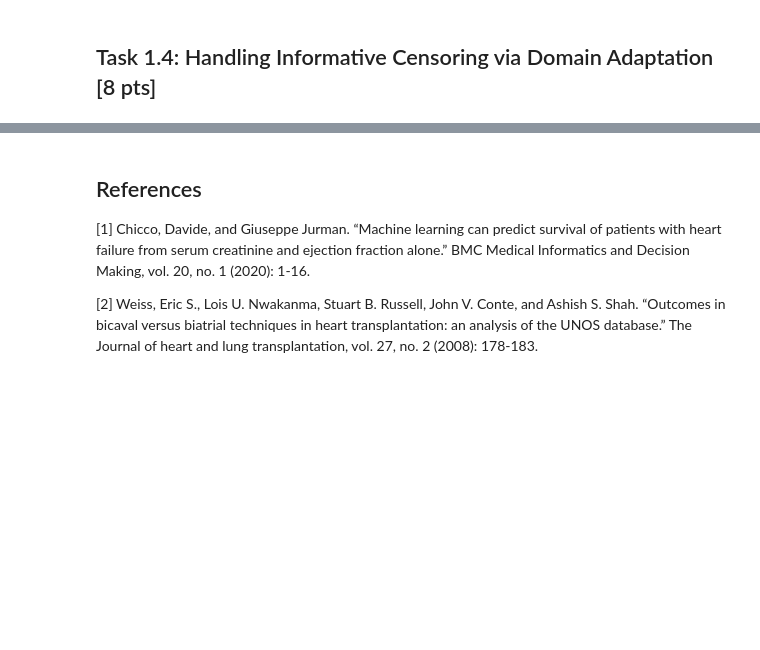
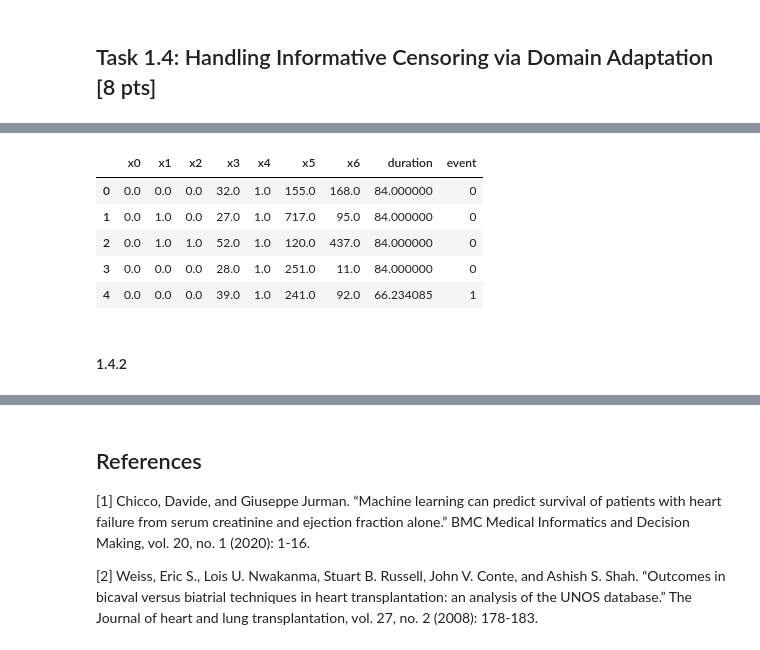
Before and after one commit to frances-dean/cph-200b, a Jupyter notebook: Proiect 1/Dean_PSet1_CPH200B.ipynb, the cells around one changed output, grey strips where cells are left out. Drawn from its saved outputs; the diff is of its cells as text; code cells hidden in the pictures; blank space fills up the shorter version.

```diff
--- a/Proiect 1/Dean_PSet1_CPH200B.ipynb
+++ b/Proiect 1/Dean_PSet1_CPH200B.ipynb
@@ -463,0 +518,41 @@ KeyError: "['Unnamed: 0'] not found in axis"
+# %%
+from sklearn.linear_model import LinearRegression
+
+synthetic_dfs = {}
+
+# Check datasets one at a time
+for pycox_dataset in ['gbsg', 'metabric', 'nwtco', 'support', 'flchain']:
+    print(f'Creating synthetic {pycox_dataset} dataset...')
+
+    if pycox_dataset in ['flchain','nwtco']:
+        df = getattr(datasets, pycox_dataset).read_df(processed=False)
+    else:
+        df = getattr(datasets, pycox_dataset).read_df()
+
+    print(f'Original length of {pycox_dataset} dataset: {len(df)}.')
+
+    event_col=key_col_names[pycox_dataset][1]
+    duration_col=key_col_names[pycox_dataset][0]
+
+    # Fit a model predicting the time to event as a function of the covariates
+    model = LinearRegression()
+
+
+    # Handling non-numerical columns
+    if pycox_dataset=='nwtco':
+        df = df.drop(['in.subcohort'], axis=1)
+
+    if pycox_dataset=='flchain':
+        df = pd.get_dummies(df, columns=['chapter', 'sex'], drop_first=True)
+
+    non_censored = df[df[event_col] == 1].dropna()
+    censored = df[df[event_col] == 0].dropna()
+    model.fit(non_censored.drop([event_col, duration_col], axis=1), non_censored[duration_col])
+
+
+    censored[duration_col] = model.predict(censored.drop([event_col, duration_col], axis=1))
+    censored[event_col] = 1
+
+    new_df = pd.concat([df, censored])
+    synthetic_dfs[pycox_dataset] = new_df
+    print(f'New length of {pycox_dataset} dataset: {len(new_df)}.')
@@ -463,0 +575,12 @@ KeyError: "['Unnamed: 0'] not found in axis"
+# %%
+# Check the synthetic datasets
+synthetic_dfs['gbsg'].head()
+# %% [output]
+|  | x0 | x1 | x2 | x3 | x4 | x5 | x6 | duration | event |
+| 0 | 0.0 | 0.0 | 0.0 | 32.0 | 1.0 | 155.0 | 168.0 | 84.000000 | 0 |
+| 1 | 0.0 | 1.0 | 0.0 | 27.0 | 1.0 | 717.0 | 95.0 | 84.000000 | 0 |
+| 2 | 0.0 | 1.0 | 1.0 | 52.0 | 1.0 | 120.0 | 437.0 | 84.000000 | 0 |
+| 3 | 0.0 | 0.0 | 0.0 | 28.0 | 1.0 | 251.0 | 11.0 | 84.000000 | 0 |
+| 4 | 0.0 | 0.0 | 0.0 | 39.0 | 1.0 | 241.0 | 92.0 | 66.234085 | 1 |
+# %% [markdown]
+#### 1.4.2
```
Also changed, not shown: parts of 17 cells of this notebook, 1 other file.
